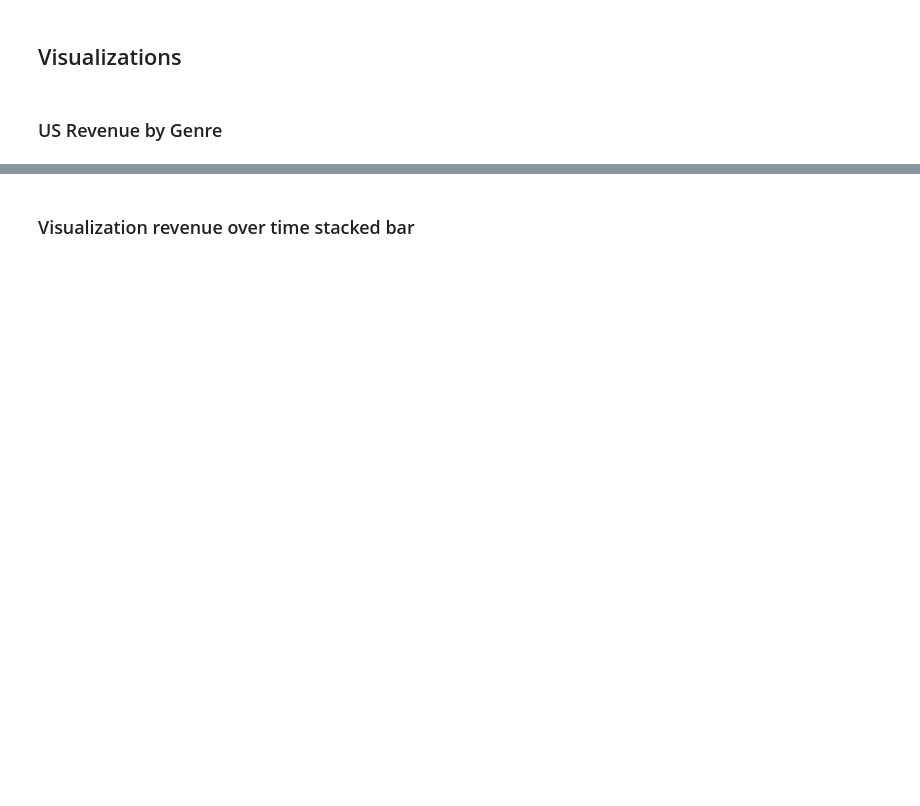
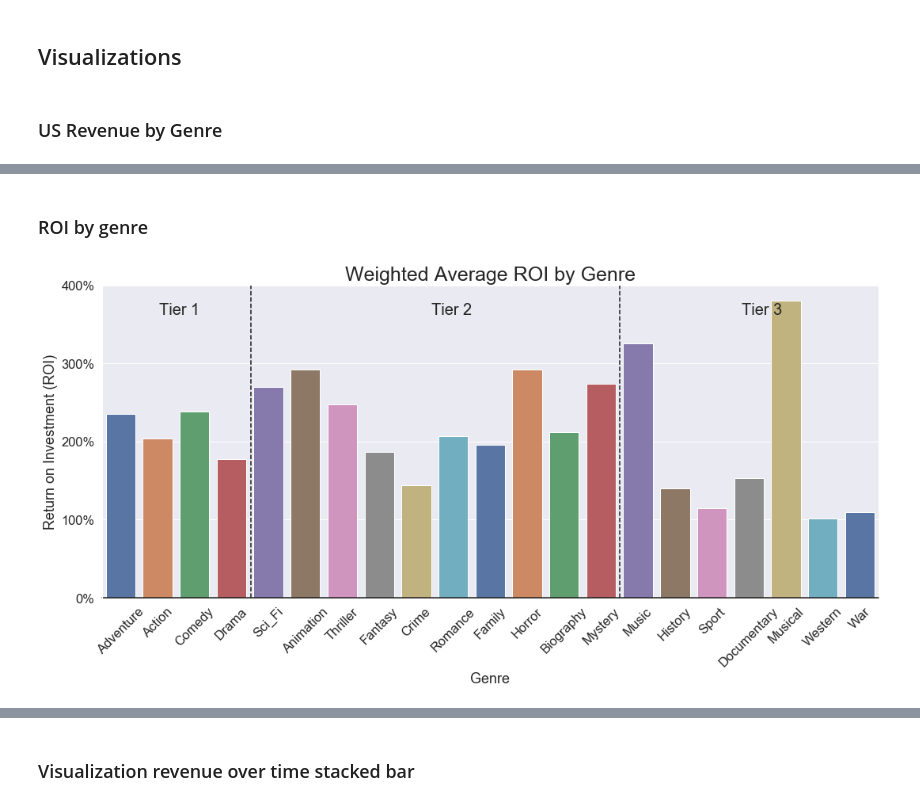
Before and after one commit to RumTumTum/mod_1_project, a Jupyter notebook: Revenue_by_genre_v2.ipynb, the cells around one changed output, grey strips where cells are left out. Cells and saved outputs as stored; diff of their text form; code cells hidden in the pictures; blank space fills up the shorter version.

```diff
--- a/Revenue_by_genre_v2.ipynb
+++ b/Revenue_by_genre_v2.ipynb
@@ -153,0 +133,43 @@ plt.show()
+# %% [markdown]
+### ROI by genre
+# %%
+# Set up the matplotlib figure
+h = 7
+l = 15
+text_height = 0.92
+f, ax1 = plt.subplots(1, 1, figsize=(l, h), sharex=True)
+# plot = sns.barplot(x = 'genre', y = 'domestic_gross_dltd', data = genre_df.sort_values(by='domestic_gross_dltd', ascending=False))
+
+#Add Data
+sns.barplot(x = 'genre_capitalized', y = 'ROI', data = genre_df[genre_df.domestic_gross_dltd > 0].sort_values(by='domestic_gross_dltd', ascending=False), ax=ax1, palette="deep")
+
+#Add Attributues
+ax1.axhline(0, color="k", clip_on=False)
+ax1.set_ylabel("Return on Investment (ROI)")
+ax1.set_xlabel("Genre")
+ax1.set_title("Weighted Average ROI by Genre", fontsize = 25)
+
+#Add vertical lines and text
+ax1.axvline(x=(l/3-l*0.1+0.02), color='k', linestyle='--')
+ax1.axvline(x=(l/3*3-l*0.1), color='k', linestyle='--')
+ax1.text(0.1,text_height,'Tier 1',fontsize=20,horizontalalignment='center',verticalalignment='center', transform=ax1.transAxes)
+ax1.text(0.45,text_height,'Tier 2',fontsize=20,horizontalalignment='center',verticalalignment='center', transform=ax1.transAxes)
+ax1.text(0.85,text_height,'Tier 3',fontsize=20,horizontalalignment='center',verticalalignment='center', transform=ax1.transAxes)
+
+sns.despine(bottom=True)
+# plt.setp(f.axes, yticks=[])  #adds / removes y-axis ticks
+plt.tight_layout(h_pad=2)
+plt.yticks(np.arange(5))
+plt.xticks(rotation=45)
+
+# ylabels = ['{:,.2f}'.format(y) + 'K' for y in ax1.get_xticks()/1000000]
+ax1.get_yaxis().set_major_formatter(plt.FuncFormatter(lambda x, loc: "{number:.{round}%}".format(number=int(x),round=0)))
+
+#make font larger
+sns.set(font_scale=1.5)
+
+#show plot
+plt.savefig('charts/ROI_by_genre.png')
+plt.show()
+# %% [output]
+[figure, added]
```
Also changed, not shown: parts of 14 cells of this notebook, 7 other files.
